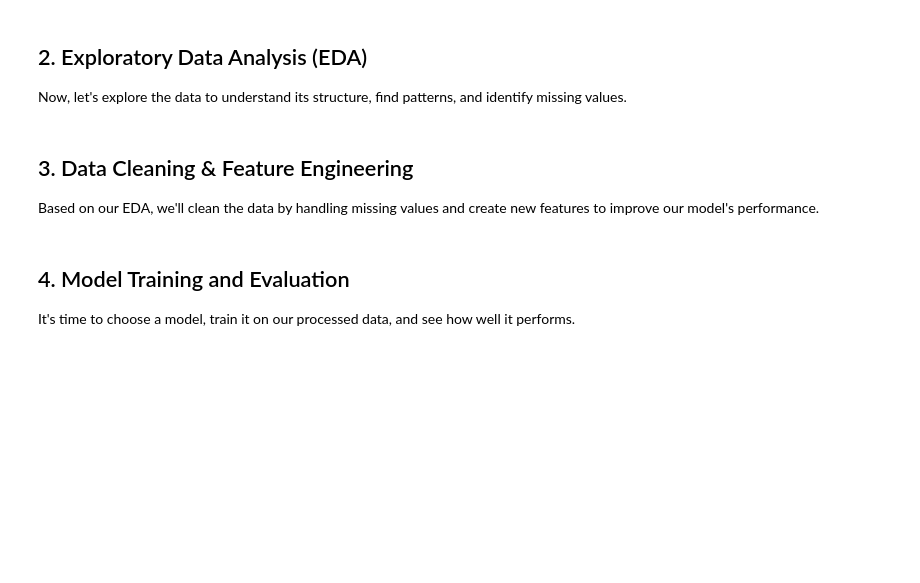
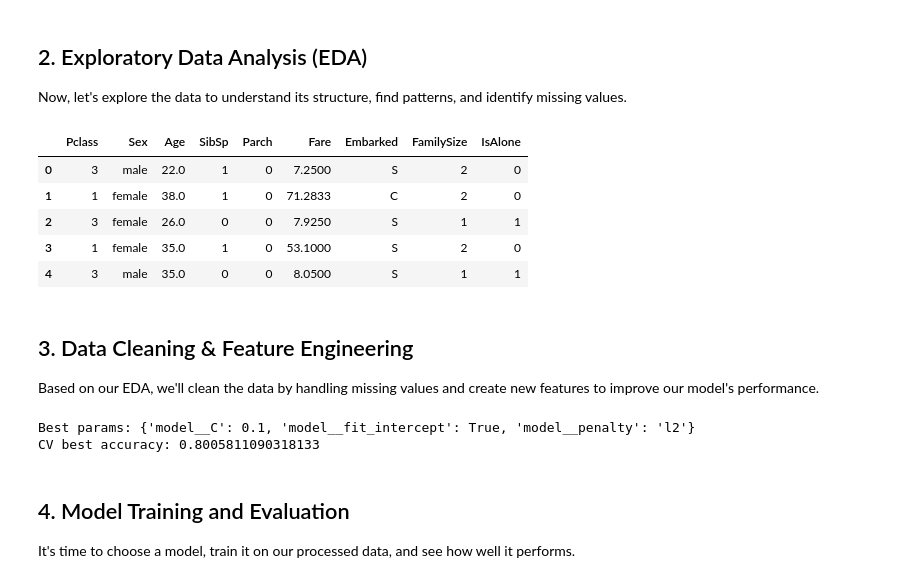
Before and after one commit to RonaldDonfack/Bole, a Jupyter notebook: titanic_analysis_Kola.ipynb, the cells around one changed output. Cells and saved outputs as stored; diff of their text form; code cells hidden in the pictures; blank space fills up the shorter version.

```diff
--- a/titanic_analysis_Kola.ipynb
+++ b/titanic_analysis_Kola.ipynb
@@ -30,3 +35,25 @@ Now, let's explore the data to understand its structure, find patterns, and iden
+# %%
+for df in [train_data, test_data]:
+    df["FamilySize"] = df["SibSp"] + df["Parch"] + 1
+    df["IsAlone"] = (df["FamilySize"] == 1).astype(int)
+
+cols_to_drop = ["PassengerId", "Name", "Ticket", "Cabin"]
+
+X = train_data.drop(columns=cols_to_drop + ["Survived"])
+X_test_final = test_data.drop(columns=cols_to_drop)
+y = train_data["Survived"]
+
+numeric_cols = X.select_dtypes(include=["int64", "float64"]).columns.tolist()
+categorical_cols = X.select_dtypes(include=["object"]).columns.tolist()
+
+X.head()
+# %% [output]
+|  | Pclass | Sex | Age | SibSp | Parch | Fare | Embarked | FamilySize | IsAlone |
+| 0 | 3 | male | 22.0 | 1 | 0 | 7.2500 | S | 2 | 0 |
+| 1 | 1 | female | 38.0 | 1 | 0 | 71.2833 | C | 2 | 0 |
+| 2 | 3 | female | 26.0 | 0 | 0 | 7.9250 | S | 1 | 1 |
+| 3 | 1 | female | 35.0 | 1 | 0 | 53.1000 | S | 2 | 0 |
+| 4 | 3 | male | 35.0 | 0 | 0 | 8.0500 | S | 1 | 1 |
 # %% [markdown]
 ## 3. Data Cleaning & Feature Engineering
 
@@ -40,3 +61,49 @@ Based on our EDA, we'll clean the data by handling missing values and create new
+# %%
+X_train, X_valid, y_train, y_valid = train_test_split(
+    X, y, test_size=0.2, random_state=42, stratify=y
+)
+
+numeric_prep = Pipeline(steps=[
+    ("imputer", SimpleImputer(strategy="median")),
+    ("scaler", StandardScaler())
+])
+categorical_prep = Pipeline(steps=[
+    ("imputer", SimpleImputer(strategy="most_frequent")),
+    ("onehot", OneHotEncoder(handle_unknown="ignore"))
+])
+
+preprocessor = ColumnTransformer(transformers=[
+    ("num", numeric_prep, numeric_cols),
+    ("cat", categorical_prep, categorical_cols)
+])
+
+logreg_pipe = Pipeline(steps=[
+    ("prep", preprocessor),
+    ("model", LogisticRegression(max_iter=2000, solver="liblinear"))
+])
+
+param_grid = {
+    "model__C": [0.01, 0.1, 1, 3, 10],
+    "model__penalty": ["l1", "l2"],
+    "model__fit_intercept": [True, False]
+}
+
+cv = StratifiedKFold(n_splits=5, shuffle=True, random_state=42)
+grid = GridSearchCV(
+    estimator=logreg_pipe,
+    param_grid=param_grid,
+    scoring="accuracy",
+    cv=cv,
+    n_jobs=-1
+)
+
+grid.fit(X_train, y_train)
+
+print("Best params:", grid.best_params_)
+print("CV best accuracy:", grid.best_score_)
+# %% [output]
+Best params: {'model__C': 0.1, 'model__fit_intercept': True, 'model__penalty': 'l2'}
+CV best accuracy: 0.8005811090318133
 # %% [markdown]
 ## 4. Model Training and Evaluation
 
```
Also changed, not shown: parts of 8 cells of this notebook.
